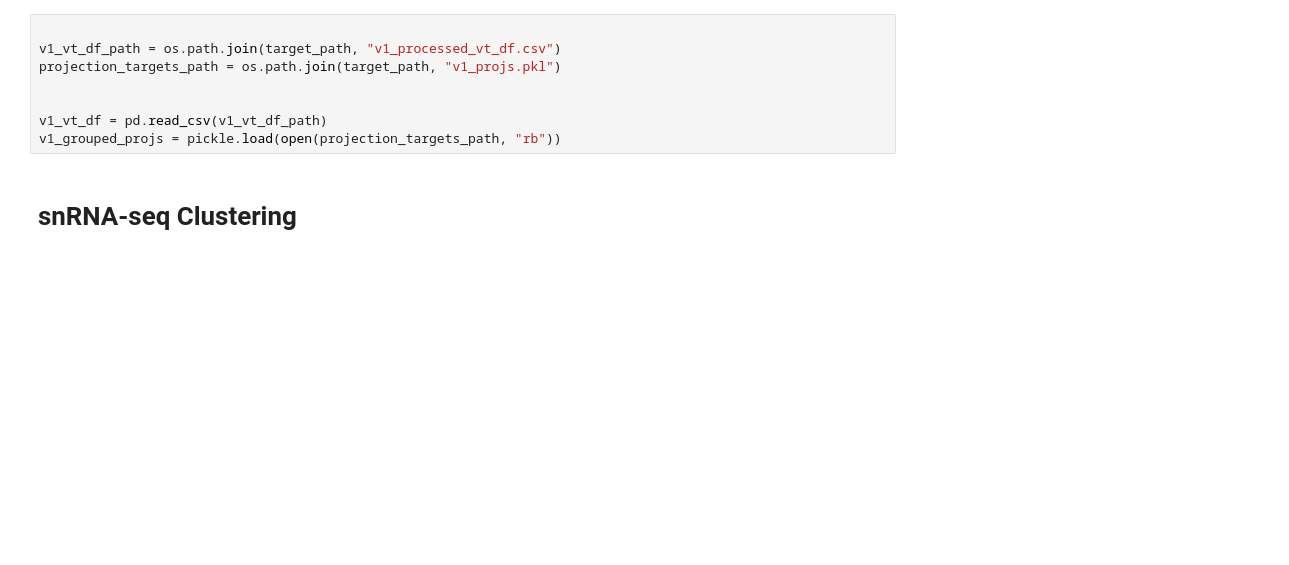
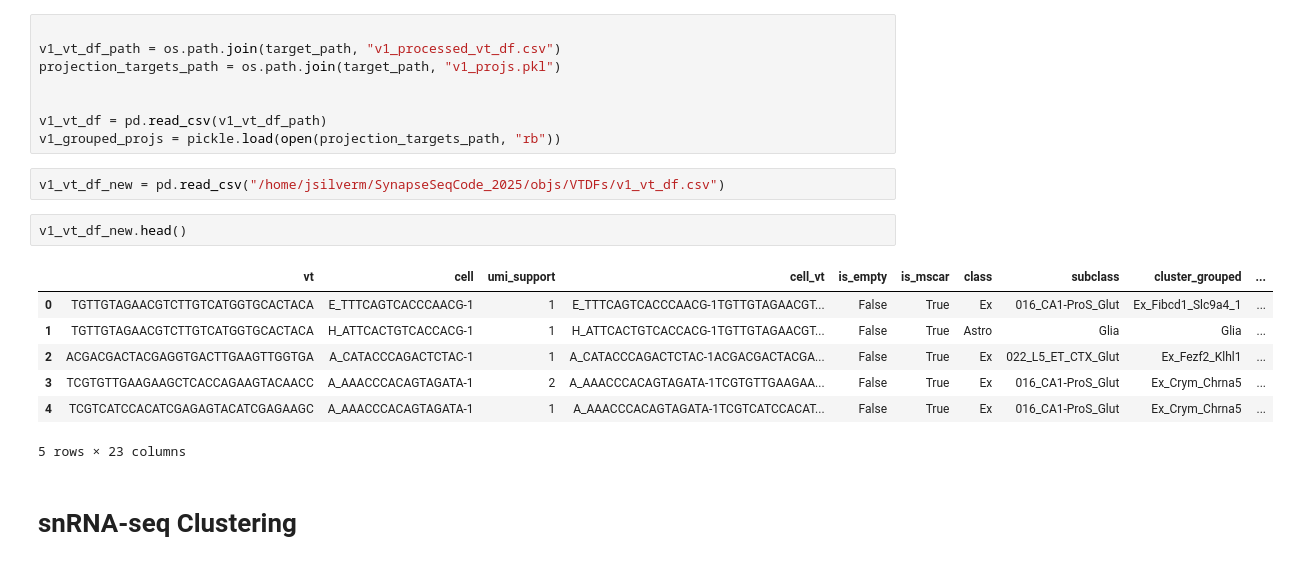
Before and after one commit to MacoskoLab/SynapseSeq_Analysis, a Jupyter notebook: presynaptic_vignette/00_VISp_projection_analysis.ipynb, the cells around one changed output. Drawn from its saved outputs; the diff is of its cells as text; blank space fills up the shorter version.

Commit message:
Update output cells

```diff
--- a/presynaptic_vignette/00_VISp_projection_analysis.ipynb
+++ b/presynaptic_vignette/00_VISp_projection_analysis.ipynb
@@ -95,6 +95,18 @@ projection_targets_path = os.path.join(target_path, "v1_projs.pkl")
 
 v1_vt_df = pd.read_csv(v1_vt_df_path)
 v1_grouped_projs = pickle.load(open(projection_targets_path, "rb"))
+# %%
+v1_vt_df_new = pd.read_csv("/home/jsilverm/SynapseSeqCode_2025/objs/VTDFs/v1_vt_df.csv")
+# %%
+v1_vt_df_new.head()
+# %% [output]
+|  | vt | cell | umi_support | cell_vt | is_empty | is_mscar | class | subclass | cluster_grouped | ... |
+| 0 | TGTTGTAGAACGTCTTGTCATGGTGCACTACA | E_TTTCAGTCACCCAACG-1 | 1 | E_TTTCAGTCACCCAACG-1TGTTGTAGAACGT... | False | True | Ex | 016_CA1-ProS_Glut | Ex_Fibcd1_Slc9a4_1 | ... |
+| 1 | TGTTGTAGAACGTCTTGTCATGGTGCACTACA | H_ATTCACTGTCACCACG-1 | 1 | H_ATTCACTGTCACCACG-1TGTTGTAGAACGT... | False | True | Astro | Glia | Glia | ... |
+| 2 | ACGACGACTACGAGGTGACTTGAAGTTGGTGA | A_CATACCCAGACTCTAC-1 | 1 | A_CATACCCAGACTCTAC-1ACGACGACTACGA... | False | True | Ex | 022_L5_ET_CTX_Glut | Ex_Fezf2_Klhl1 | ... |
+| 3 | TCGTGTTGAAGAAGCTCACCAGAAGTACAACC | A_AAACCCACAGTAGATA-1 | 2 | A_AAACCCACAGTAGATA-1TCGTGTTGAAGAA... | False | True | Ex | 016_CA1-ProS_Glut | Ex_Crym_Chrna5 | ... |
+| 4 | TCGTCATCCACATCGAGAGTACATCGAGAAGC | A_AAACCCACAGTAGATA-1 | 1 | A_AAACCCACAGTAGATA-1TCGTCATCCACAT... | False | True | Ex | 016_CA1-ProS_Glut | Ex_Crym_Chrna5 | ... |
+5 rows × 23 columns
 # %% [markdown]
 # snRNA-seq Clustering
 # %%
```
Also changed, not shown: parts of 2 cells of this notebook.
